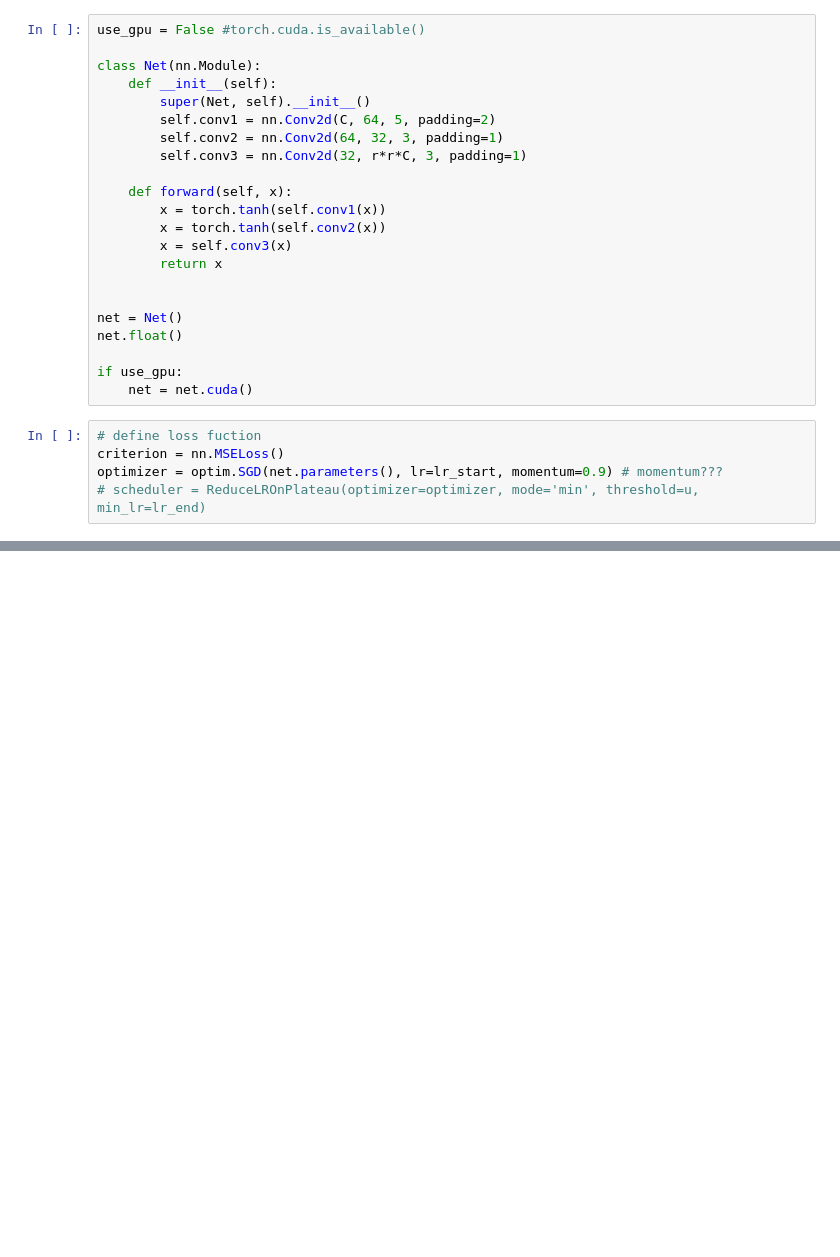
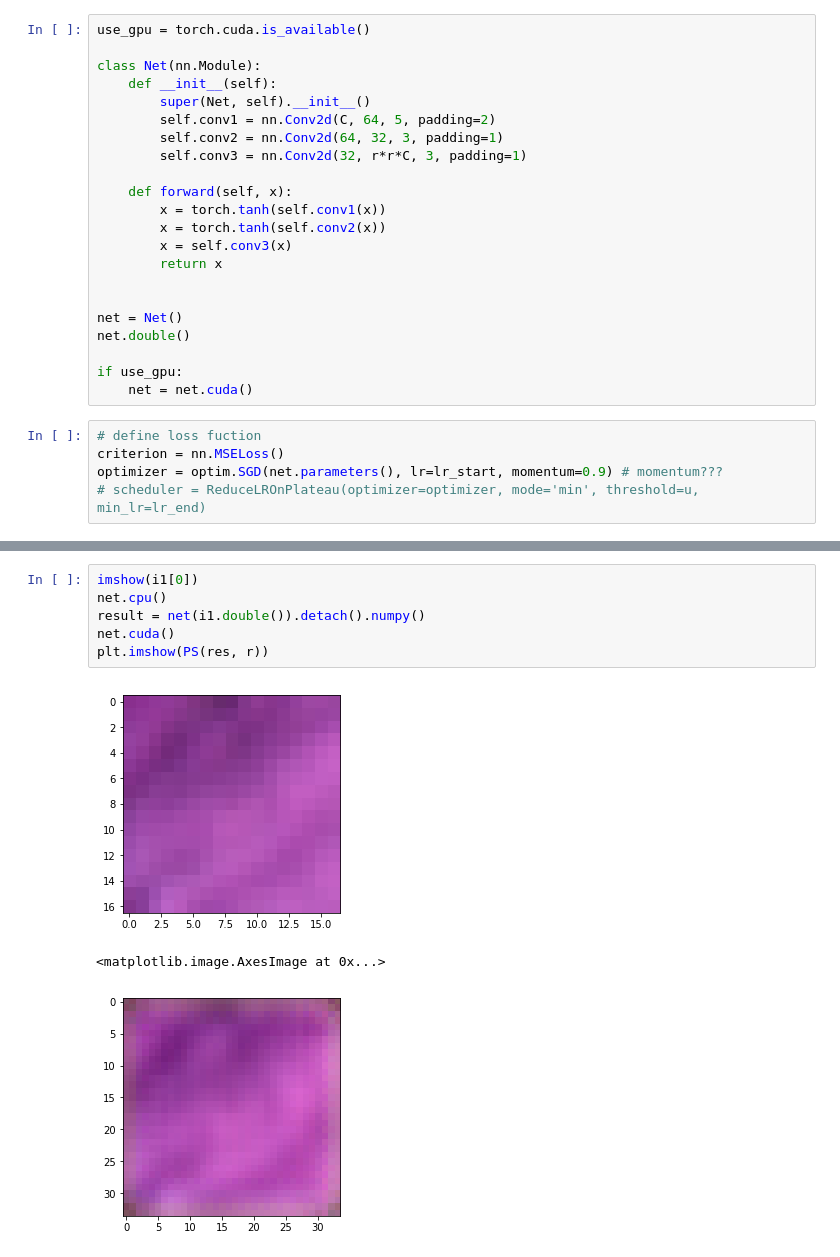
Before and after one commit to mrlomar/ESPCN_Reproducibility_Project, a Jupyter notebook: main.ipynb, the cells around one changed output, grey strips where cells are left out. Cells and saved outputs as stored; diff of their text form; blank space fills up the shorter version.

```diff
--- a/main.ipynb
+++ b/main.ipynb
@@ -187,7 +187,7 @@ TESTIng datalaoder iter
 DONE!!!
 [figure]
 # %%
-use_gpu = False #torch.cuda.is_available()
+use_gpu = torch.cuda.is_available()
 
 class Net(nn.Module):
     def __init__(self):
@@ -204,7 +204,7 @@ class Net(nn.Module):
 
 
 net = Net()
-net.float()
+net.double()
 
 if use_gpu:
     net = net.cuda()
@@ -245,0 +268,10 @@ RuntimeError: Expected object of scalar type Float but got scalar type Double fo
+# %%
+imshow(i1[0])
+net.cpu()
+result = net(i1.double()).detach().numpy()
+net.cuda()
+plt.imshow(PS(res, r))
+# %% [output]
+[figure, added]
+<matplotlib.image.AxesImage at 0x...>
+[figure, added]
```
Also changed, not shown: parts of 3 cells of this notebook.
